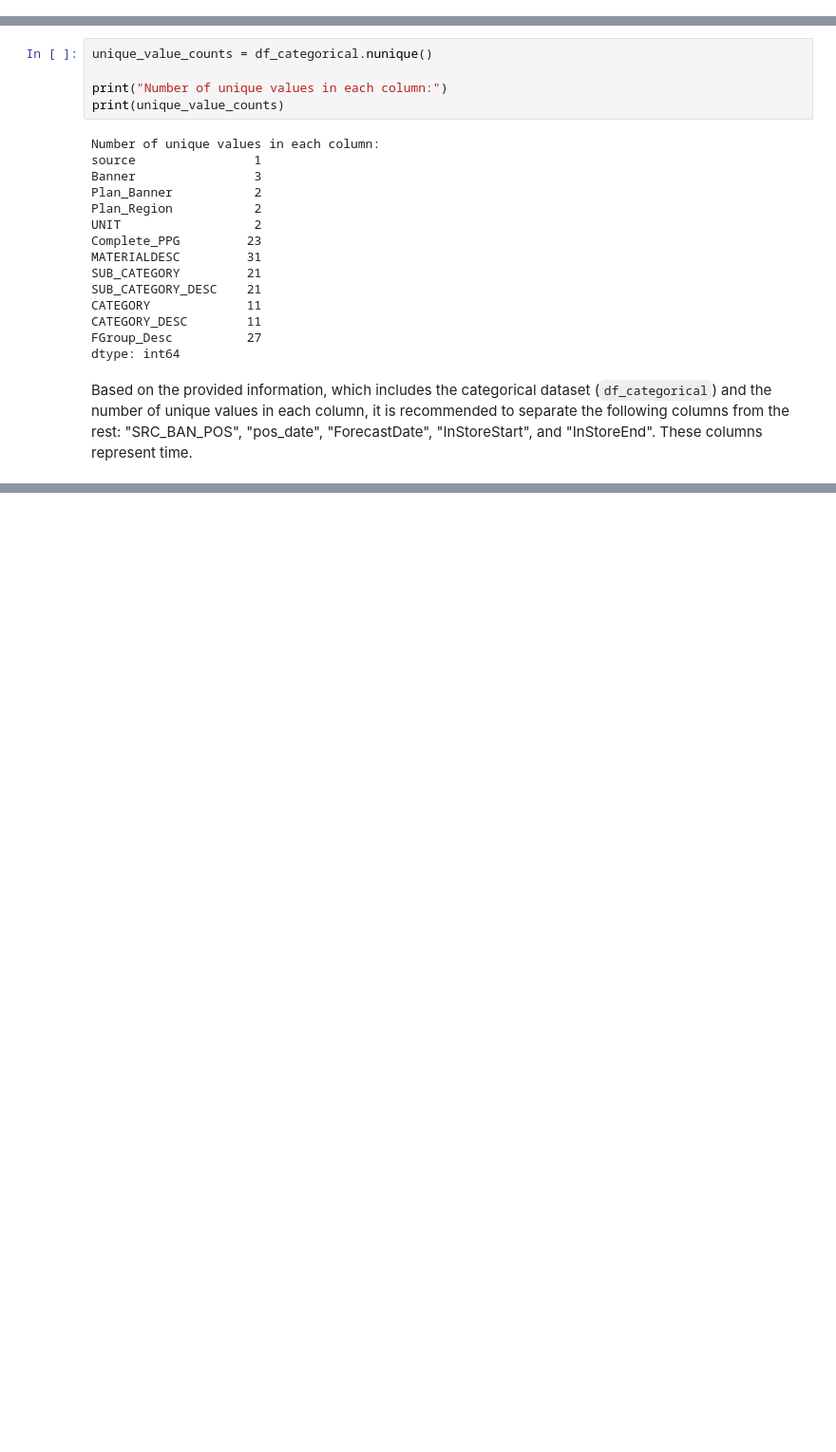
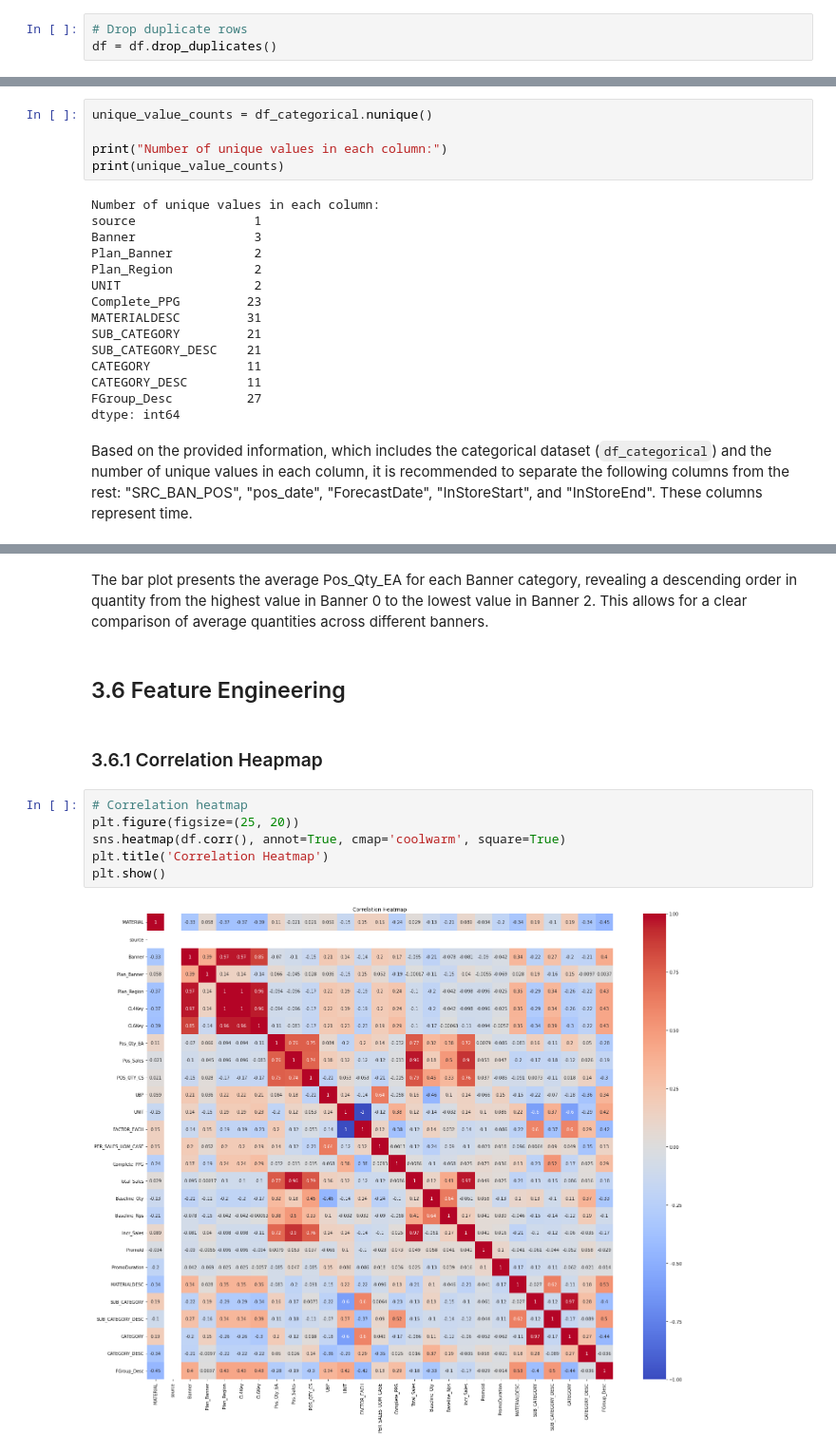
Before and after one commit to MLcmore2023/MLcmore2023, a Jupyter notebook: day2_am_morning/D2-M.ipynb, the cells around one changed output, grey strips where cells are left out. Shown at 95% size. Drawn from its saved outputs; the diff is of its cells as text; blank space fills up the shorter version.

```diff
--- a/day2_am_morning/D2-M.ipynb
+++ b/day2_am_morning/D2-M.ipynb
@@ -932,0 +930,3 @@ Duplicate rows found:
+# %%
+# Drop duplicate rows
+df = df.drop_duplicates()
@@ -981,0 +1099,14 @@ Based on the provided information, which includes the categorical dataset (`df_c
+# %% [markdown]
+The bar plot presents the average Pos_Qty_EA for each Banner category, revealing a descending order in quantity from the highest value in Banner 0 to the lowest value in Banner 2. This allows for a clear comparison of average quantities across different banners.
+# %% [markdown]
+## 3.6 Feature Engineering
+# %% [markdown]
+### 3.6.1 Correlation Heapmap
+# %%
+# Correlation heatmap
+plt.figure(figsize=(25, 20))
+sns.heatmap(df.corr(), annot=True, cmap='coolwarm', square=True)
+plt.title('Correlation Heatmap')
+plt.show()
+# %% [output]
+[figure, added]
```
Also changed, not shown: parts of 48 cells of this notebook, 1 other file.
